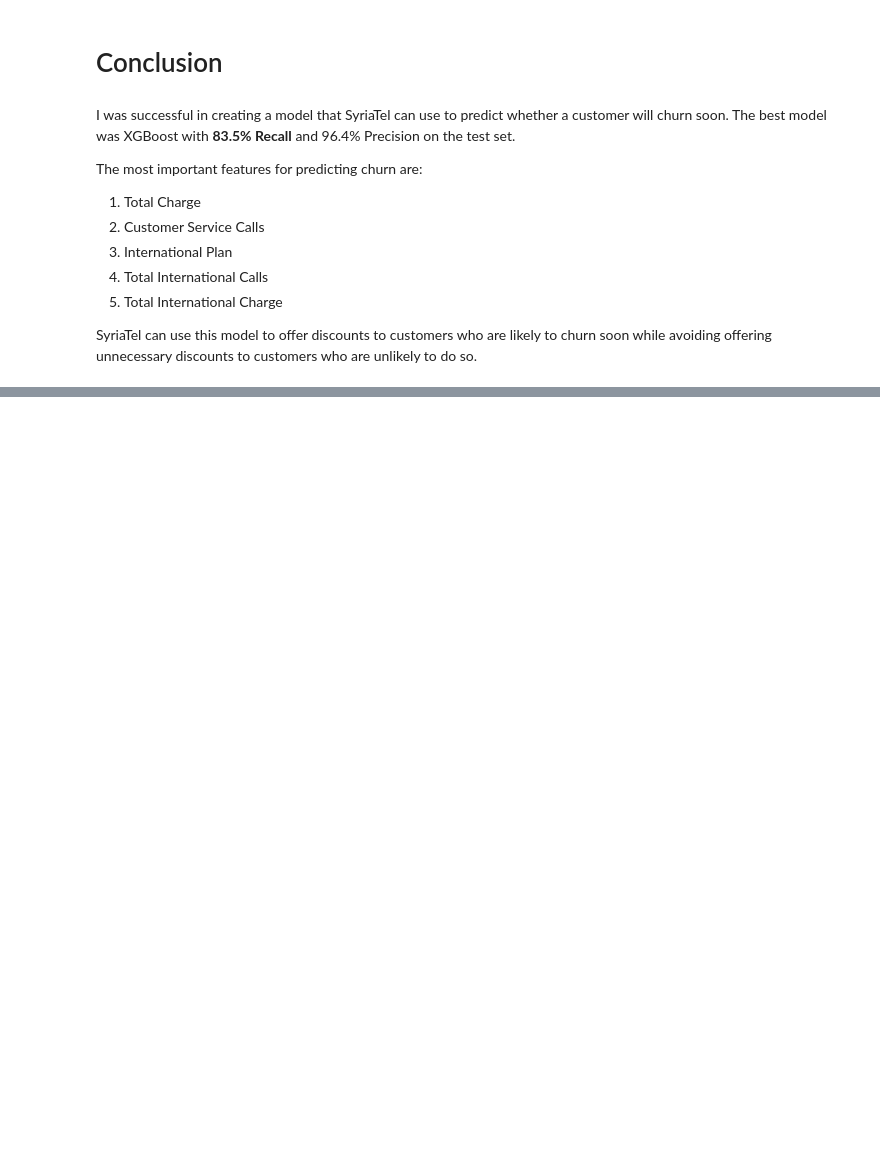
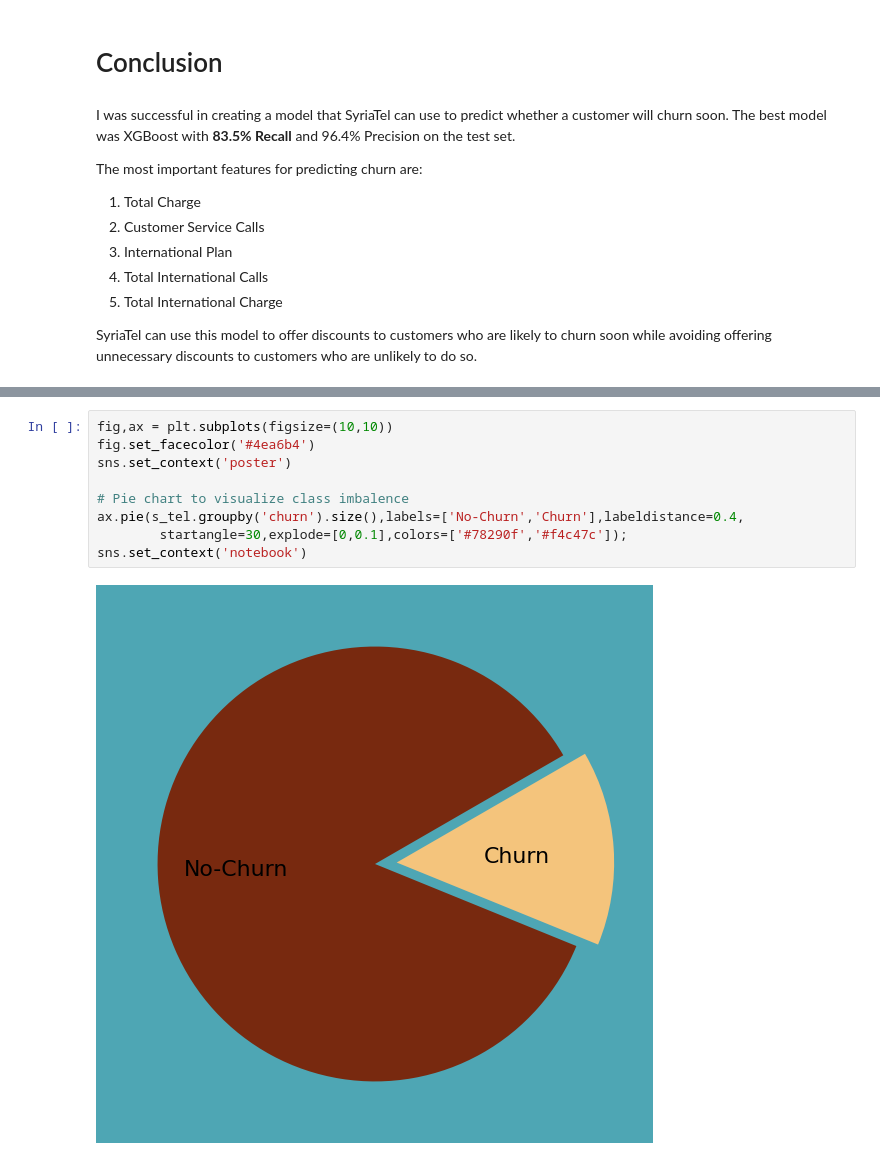
Before and after one commit to jlombino/dsc-phase3-project, a Jupyter notebook: Final_Notebook.ipynb, the cells around one changed output, grey strips where cells are left out. Saved outputs shown, nothing was run; the diff lists cells and outputs as text; blank space fills up the shorter version.

```diff
--- a/Final_Notebook.ipynb
+++ b/Final_Notebook.ipynb
@@ -1610,0 +1629,11 @@ SyriaTel can use this model to offer discounts to customers who are likely to ch
+# %%
+fig,ax = plt.subplots(figsize=(10,10))
+fig.set_facecolor('#4ea6b4')
+sns.set_context('poster')
+
+# Pie chart to visualize class imbalence
+ax.pie(s_tel.groupby('churn').size(),labels=['No-Churn','Churn'],labeldistance=0.4,
+        startangle=30,explode=[0,0.1],colors=['#78290f','#f4c47c']);
+sns.set_context('notebook')
+# %% [output]
+[figure, added]
```
Also changed, not shown: parts of 14 cells of this notebook, 10 other files.
